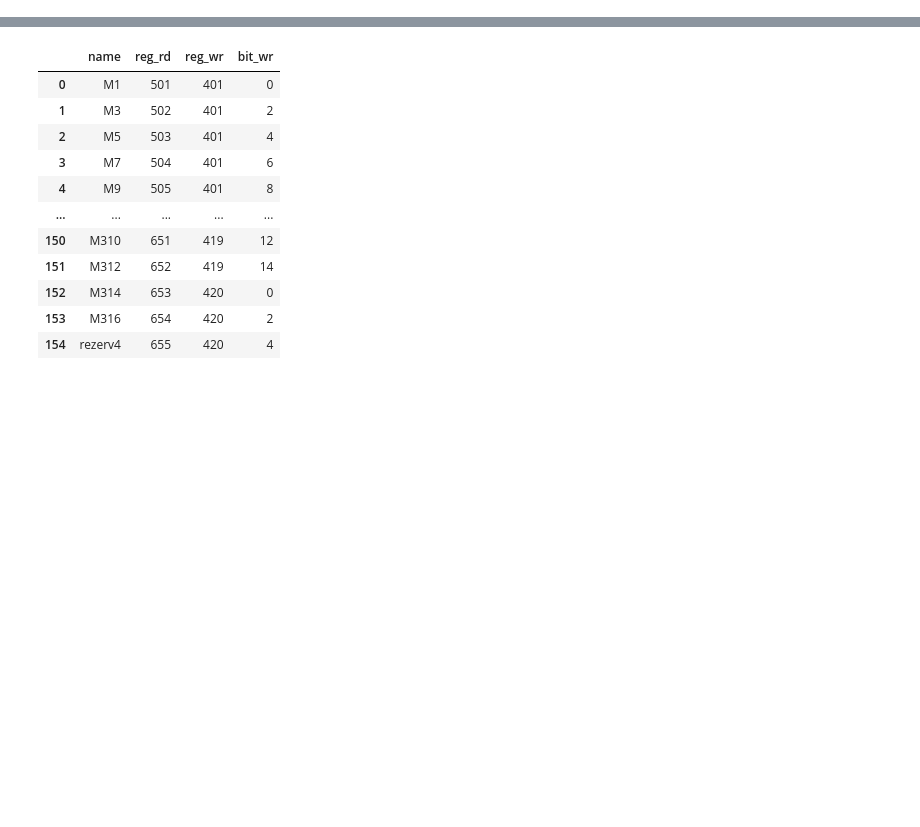
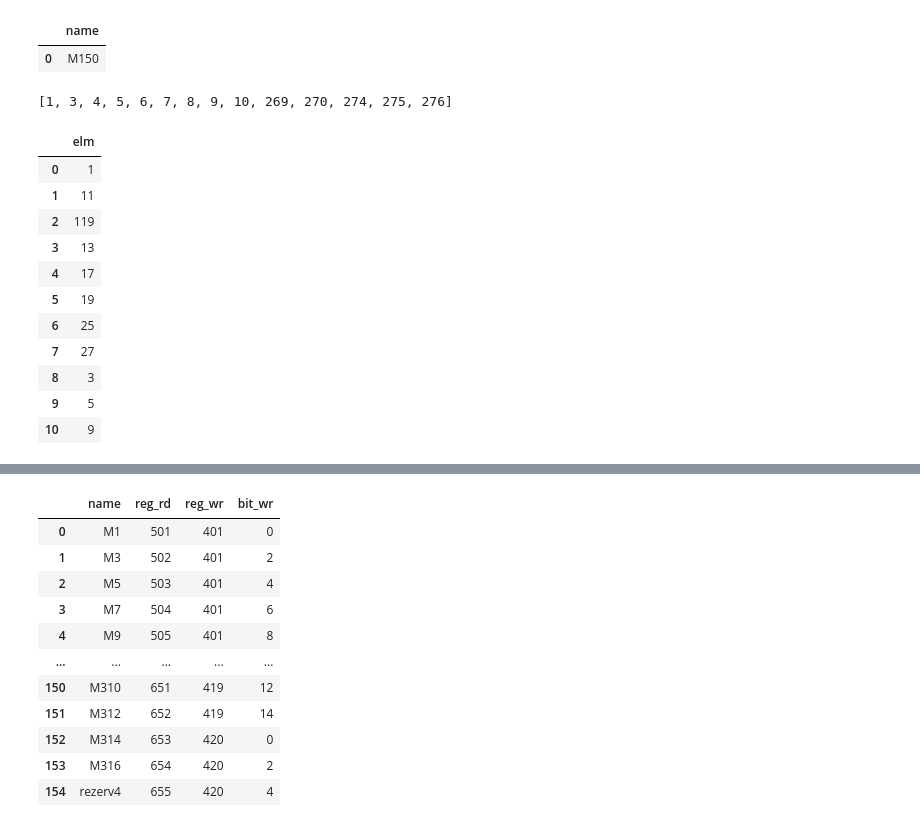
Before and after one commit to alermar69/myPython, a Jupyter notebook: EMT/Fabrich/basa1.ipynb, the cells around one changed output, grey strips where cells are left out. Saved outputs shown, nothing was run; the diff lists cells and outputs as text; code cells hidden in the pictures; blank space fills up the shorter version.

```diff
--- a/EMT/Fabrich/basa1.ipynb
+++ b/EMT/Fabrich/basa1.ipynb
@@ -40,0 +93,7 @@ engine = connect_sqlalchemy()
+# %%
+query = f'''select sv.name from sv where sv.remont<>0'''
+df1 = read_sql(engine, query)
+df1
+# %% [output]
+|  | name |
+| 0 | М150 |
@@ -40,0 +105,31 @@ engine = connect_sqlalchemy()
+# %%
+query = f'''select distinct marshrut_id from devmarsh
+            where (elm in (select elm from devmarsh as t where t.marshrut_id=3 and t.telm='Стрелка') and telm='Стрелка')
+                or elm in (select elm from devmarsh as t where t.marshrut_id=3 and t.telm='РЦ' and t.elm<>'Т') and telm='РЦ'
+            ORDER BY marshrut_id'''
+df1 = read_sql(engine, query)
+df1['marshrut_id'].tolist()
+# sorted(df1['marshrut_id'].unique().tolist())
+# %% [output]
+[1, 3, 4, 5, 6, 7, 8, 9, 10, 269, 270, 274, 275, 276]
+# %%
+query = f'''select distinct elm from devmarsh
+            where telm='Стрелка' and marshrut_id in (select t2.marshrut_id from devmarsh as t2
+            where (t2.elm in (select t.elm from devmarsh as t where t.marshrut_id=10 and t.telm='Стрелка') and t2.telm='Стрелка')
+                or t2.elm in (select t.elm from devmarsh as t where t.marshrut_id=10 and t.telm='РЦ' and t.elm<>'Т') and t2.telm='РЦ') '''
+df1 = read_sql(engine, query)
+df1
+# sorted(df1['elm'].unique().tolist())
+# %% [output]
+|  | elm |
+| 0 | 1 |
+| 1 | 11 |
+| 2 | 119 |
+| 3 | 13 |
+| 4 | 17 |
+| 5 | 19 |
+| 6 | 25 |
+| 7 | 27 |
+| 8 | 3 |
+| 9 | 5 |
+| 10 | 9 |
```
Also changed, not shown: parts of 16 cells of this notebook, 3 other files.
